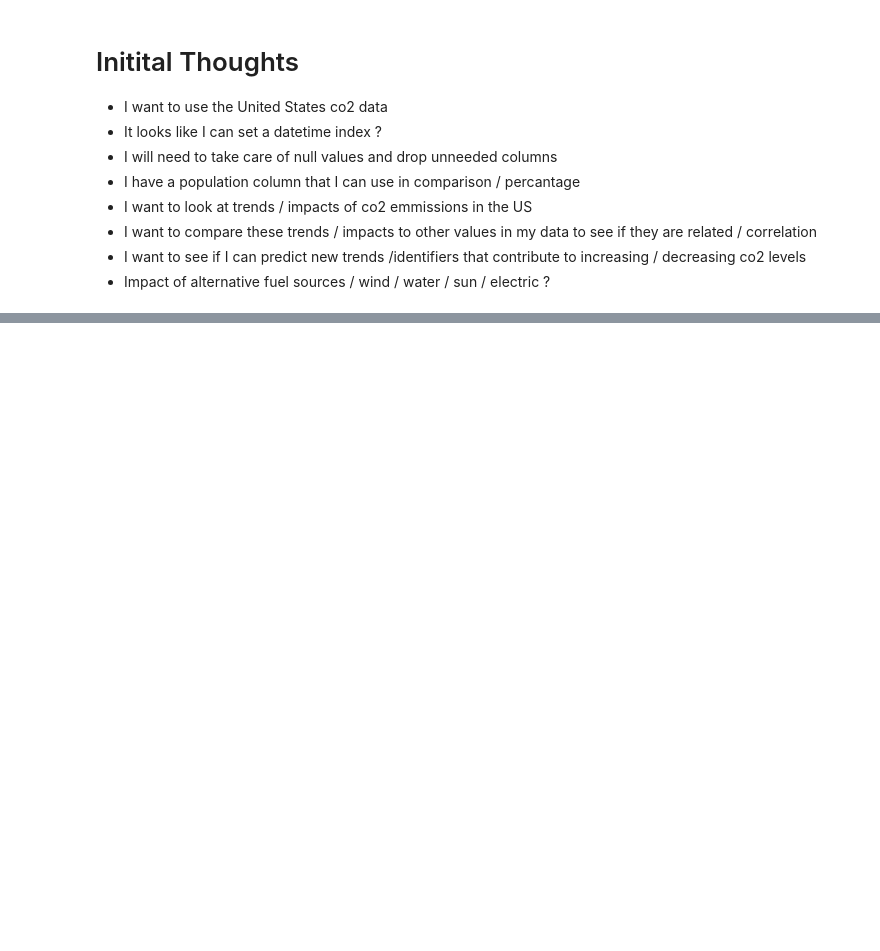
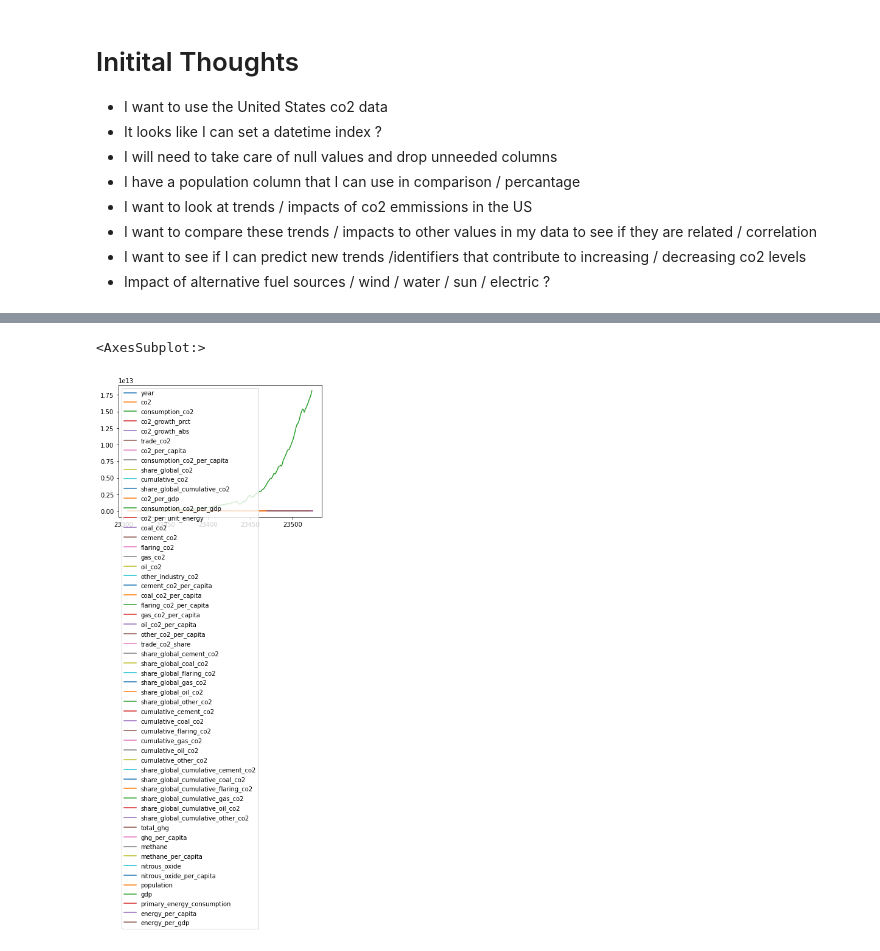
Before and after one commit to jamesallen0351/individual-project, a Jupyter notebook: scratchpad.ipynb, the cells around one changed output, grey strips where cells are left out. Cells and saved outputs as stored; diff of their text form; code cells hidden in the pictures; blank space fills up the shorter version.

```diff
--- a/scratchpad.ipynb
+++ b/scratchpad.ipynb
@@ -65,0 +75,5 @@ dtype: int64
+# %%
+df.plot()
+# %% [output]
+<AxesSubplot:>
+[figure, added]
```
Also changed, not shown: parts of 2 cells of this notebook, 1 other file.
